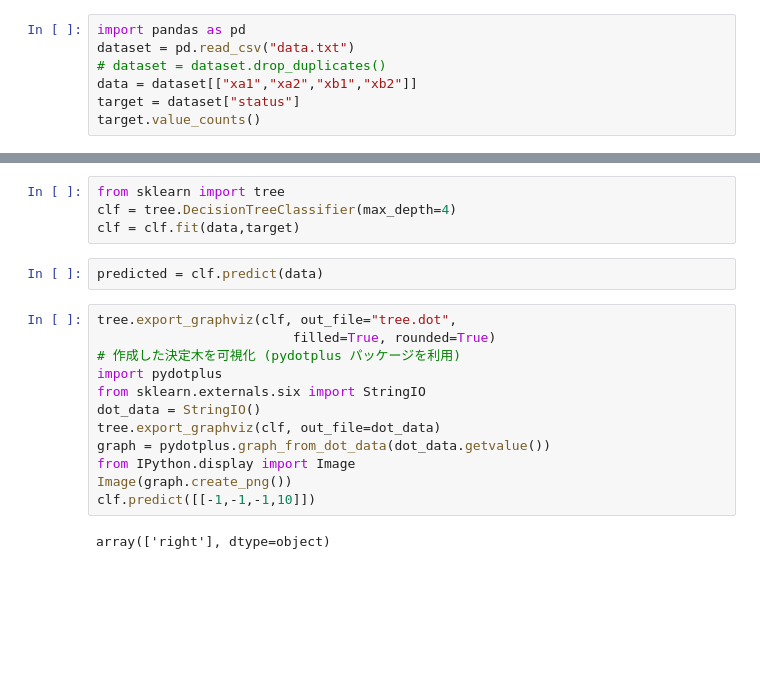
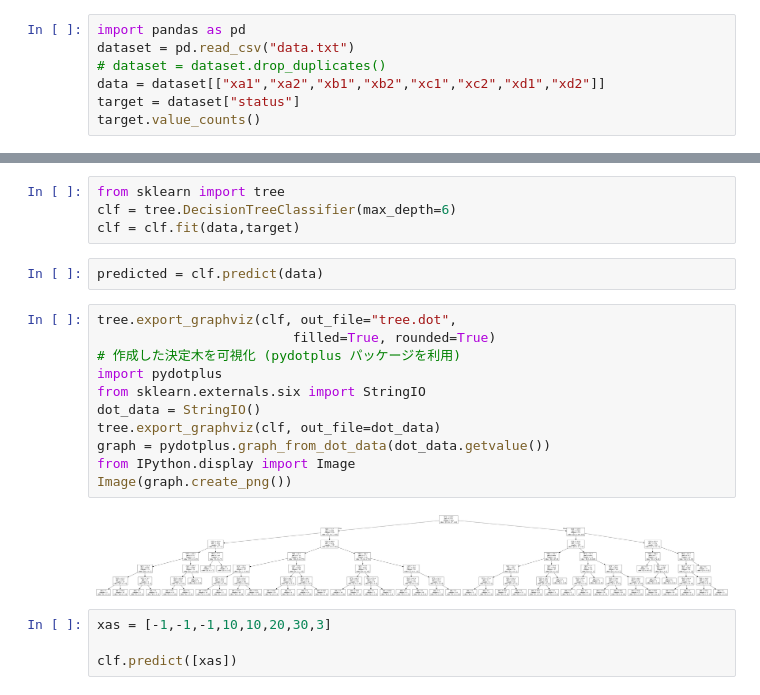
Before and after one commit to XapiMa/RobotBrain, a Jupyter notebook: vrep/Untitled.ipynb, the cells around one changed output, grey strips where cells are left out. Saved outputs shown, nothing was run; the diff lists cells and outputs as text; blank space fills up the shorter version.

```diff
--- a/vrep/Untitled.ipynb
+++ b/vrep/Untitled.ipynb
@@ -2,7 +2,7 @@
 import pandas as pd
 dataset = pd.read_csv("data.txt")
 # dataset = dataset.drop_duplicates()
-data = dataset[["xa1","xa2","xb1","xb2"]]
+data = dataset[["xa1","xa2","xb1","xb2","xc1","xc2","xd1","xd2"]]
 target = dataset["status"]
 target.value_counts()
 # %% [output]
@@ -13,21 +13,24 @@ pause         7
 Name: status, dtype: int64
 # %%
 from sklearn import tree
-clf = tree.DecisionTreeClassifier(max_depth=4)
+clf = tree.DecisionTreeClassifier(max_depth=6)
 clf = clf.fit(data,target)
 # %%
 predicted = clf.predict(data)
 # %%
 tree.export_graphviz(clf, out_file="tree.dot",
                          filled=True, rounded=True)
 # 作成した決定木を可視化 (pydotplus パッケージを利用)
 import pydotplus
 from sklearn.externals.six import StringIO
 dot_data = StringIO()
 tree.export_graphviz(clf, out_file=dot_data)
 graph = pydotplus.graph_from_dot_data(dot_data.getvalue())
 from IPython.display import Image
 Image(graph.create_png())
-clf.predict([[-1,-1,-1,10]])
 # %% [output]
-array(['right'], dtype=object)
+[figure, added]
+# %%
+xas = [-1,-1,-1,10,10,20,30,3]
+
+clf.predict([xas])
```
Also changed, not shown: parts of 1 cell of this notebook, 2 other files.
